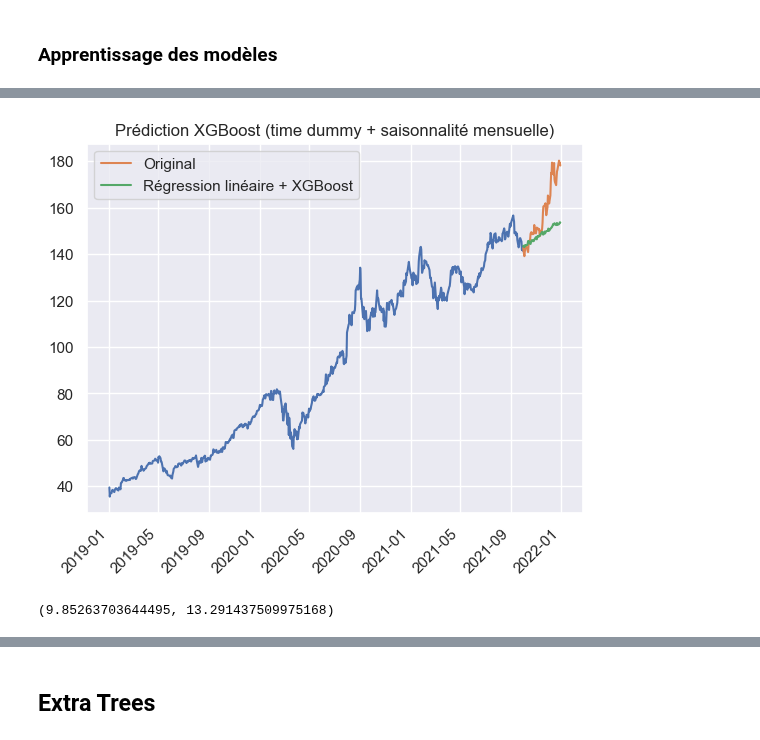
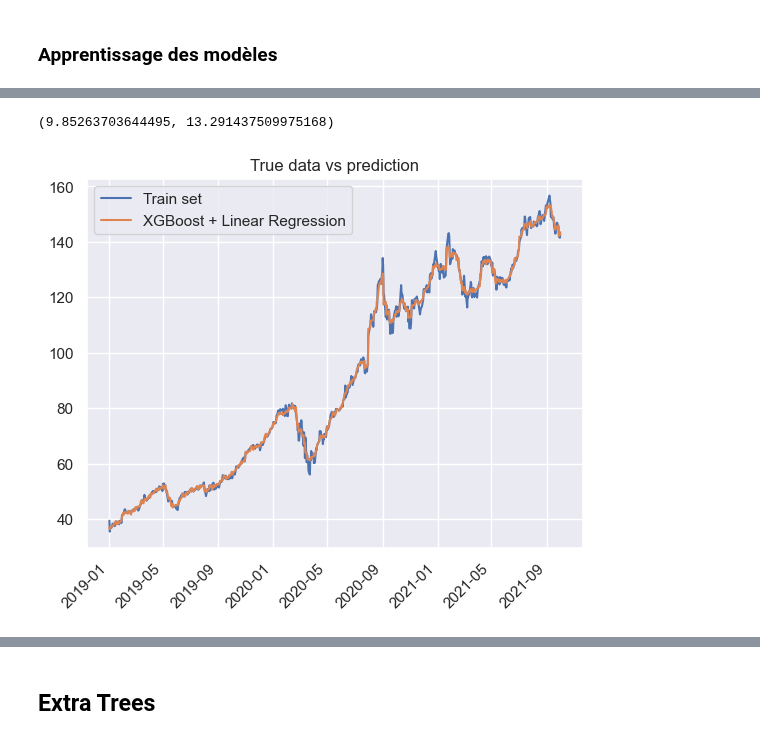
Before and after one commit to Ab2nour/stock-analysis, a Jupyter notebook: notebooks/prediction.ipynb, the cells around one changed output, grey strips where cells are left out. Drawn from its saved outputs; the diff is of its cells as text; code cells hidden in the pictures.

```diff
--- a/notebooks/prediction.ipynb
+++ b/notebooks/prediction.ipynb
@@ -329,14 +296,16 @@ y_pred.index = df_test.index
-# %%
-plt.title("Prédiction XGBoost (time dummy + saisonnalité mensuelle)")
-plt.plot(df_train[["Close"]])
-plt.plot(df_test[["Close"]], label="Original")
-plt.plot(y_pred, label="Régression linéaire + XGBoost")
-plt.legend()
-_ = plt.xticks(rotation=45, ha="right")
-# %% [output]
-[figure, removed]
-# %%
-prediction_results_dict["XGBoost"] = compute_metrics(y_test, y_pred)
-prediction_results_dict["XGBoost"]
-# %% [output]
-(9.85263703644495, 13.291437509975168)
+# %%
+y_pred_train = detrend_prediction(xgb, lr, x)
+y_pred_test = detrend_prediction(xgb, lr, x_test)
+prediction_results_dict["XGBoost"] = compute_metrics(y_test, y_pred_test)
+prediction_results_dict["XGBoost"]
+# %% [output]
+(9.85263703644495, 13.291437509975168)
+# %%
+_ = true_vs_prediction(
+    df_train["Close"],
+    y_pred_train,
+    true_label="Train set",
+    prediction_label="XGBoost + Linear Regression",
+)
+# %% [output]
+[figure, added]
```
Also changed, not shown: parts of 30 cells of this notebook, 2 other files.
